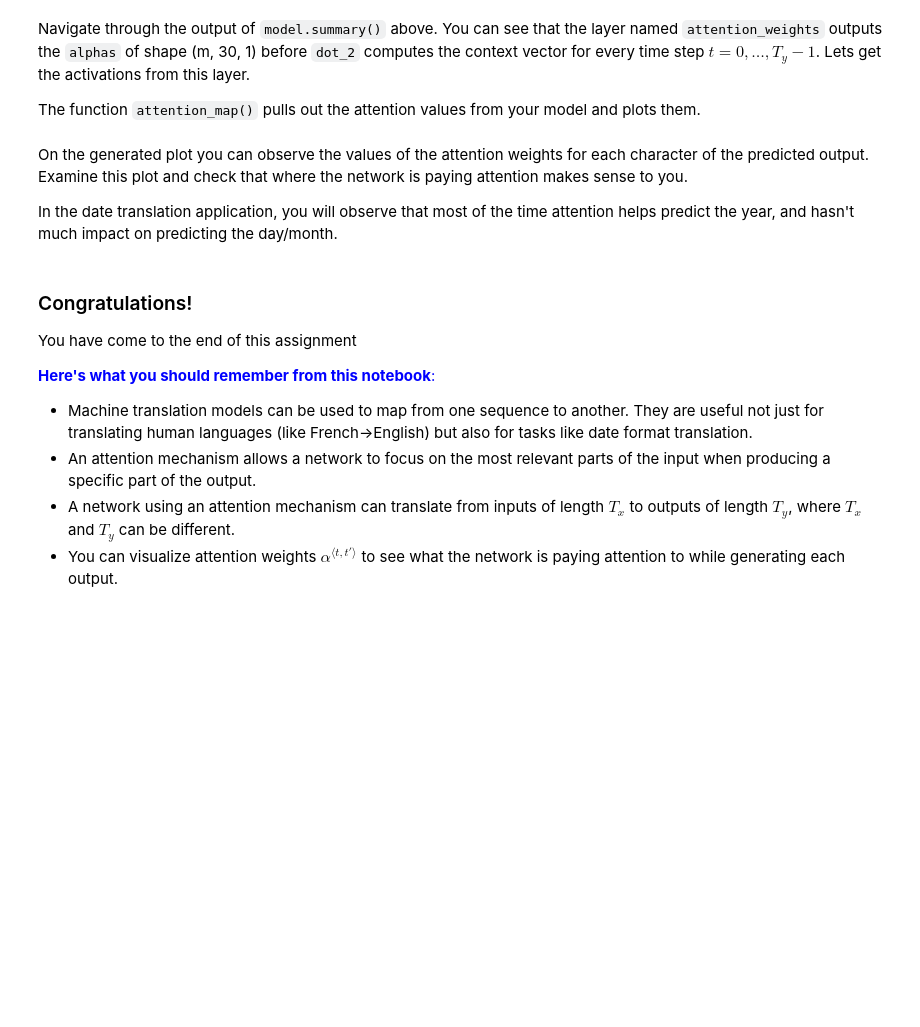
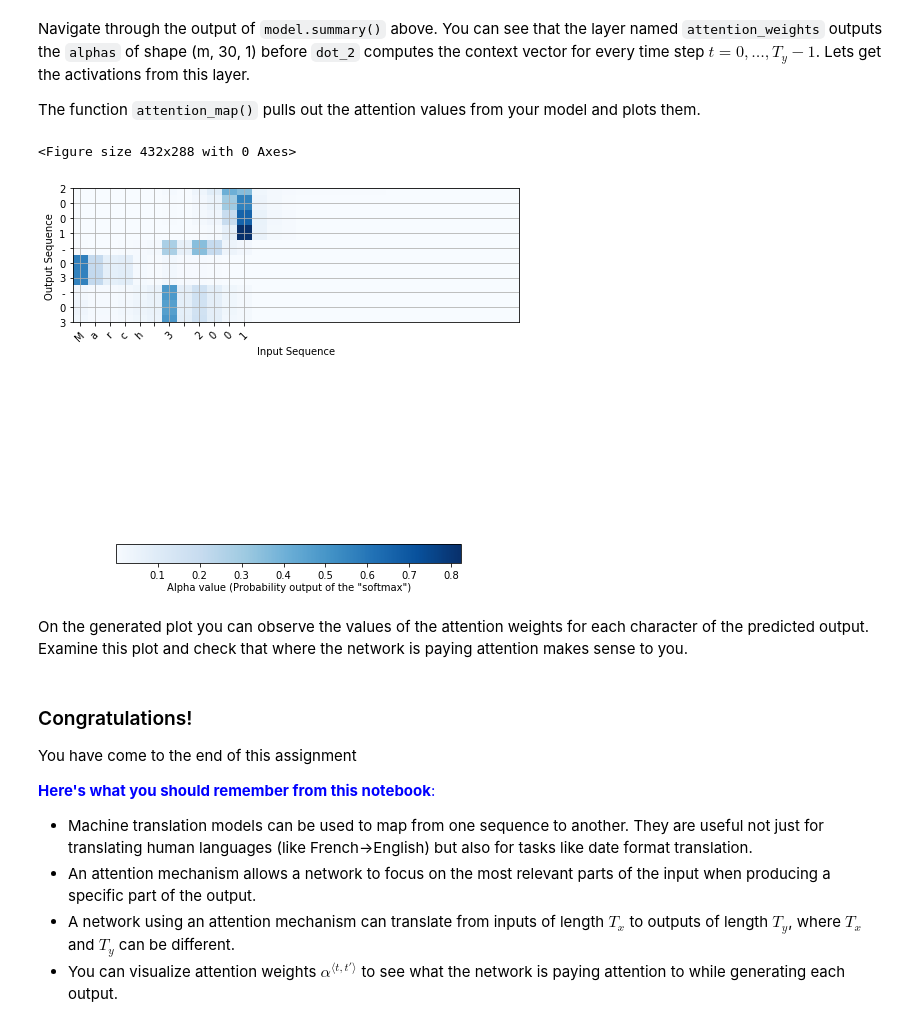
Before and after one commit to pedro-abundio-wang/deep-learning, a Jupyter notebook: notebooks/05-sequence-models/03-sequence-models-attention-mechanism/01-machine-translation/01-neural-machine-translation-with-attention.ipynb, the cells around one changed output. Cells and saved outputs as stored; diff of their text form; code cells hidden in the pictures; blank space fills up the shorter version.

```diff
--- a/notebooks/05-sequence-models/03-sequence-models-attention-mechanism/01-machine-translation/01-neural-machine-translation-with-attention.ipynb
+++ b/notebooks/05-sequence-models/03-sequence-models-attention-mechanism/01-machine-translation/01-neural-machine-translation-with-attention.ipynb
@@ -123,7 +123,8 @@ We have defined the layers you need as global variables. Please run the followin
 # Defined shared layers as global variables
 repeator = RepeatVector(Tx)
 concatenator = Concatenate(axis = -1)
-densor = Dense(1, activation = "relu")
+densor1 = Dense(10, activation = "relu")
+densor2 = Dense(1, activation = "relu")
 activator = Activation(softmax, name = 'attention_weights') # We are using a custom softmax(axis = 1) loaded in this notebook
 dotor = Dot(axes = 1)
 # %% [markdown]
@@ -149,8 +150,10 @@ def one_step_attention(a, s_prev):
     s_prev = repeator(s_prev)
     # Use concatenator to concatenate a and s_prev on the last axis (≈ 1 line)
     concat = concatenator([a, s_prev])
-    # Use densor to propagate concat through a small fully-connected neural network to compute the "energies" variable e.
-    e = densor(concat)
+    # Use densor1 to propagate concat through a small fully-connected neural network to compute the "intermediate energies" variable e.
+    e = densor1(concat)
+    # Use densor2 to propagate e through a small fully-connected neural network to compute the "energies" variable energies.
+    e = densor2(e)
     # Use activator and e to compute the attention weights "alphas" (≈ 1 line)
     alphas = activator(e)
     # Use dotor together with "alphas" and "a" to compute the context vector to be given to the next (post-attention) LSTM-cell
@@ -339,7 +343,7 @@ outputs = list(Yoh.swapaxes(0,1))
 # %% [markdown]
 Let's now fit the model and run it for one epoch.
 # %%
-model.fit([Xoh, s0, c0], outputs, epochs=30, batch_size=100)
+model.fit([Xoh, s0, c0], outputs, epochs=15, batch_size=100)
 # %% [markdown]
 While training you can see the loss as well as the accuracy on each of the 10 positions of the output. The table below gives you an example of what the accuracies could be if the batch had 2 examples:
 
@@ -392,11 +397,12 @@ Navigate through the output of `model.summary()` above. You can see that the lay
 
 The function `attention_map()` pulls out the attention values from your model and plots them.
 # %%
-attention_map = plot_attention_map(model, human_vocab, inv_machine_vocab, "Tuesday April 08 1993", num = 6, n_s = 128)
+attention_map = plot_attention_map(model, human_vocab, inv_machine_vocab, "March 3 2001", num = 7, n_s = 128)
+# %% [output]
+<Figure size 432x288 with 0 Axes>
+[figure, added]
 # %% [markdown]
 On the generated plot you can observe the values of the attention weights for each character of the predicted output. Examine this plot and check that where the network is paying attention makes sense to you.
-
-In the date translation application, you will observe that most of the time attention helps predict the year, and hasn't much impact on predicting the day/month.
 # %% [markdown]
 ### Congratulations!
 
```
Also changed, not shown: parts of 2 cells of this notebook, 5 other files.
